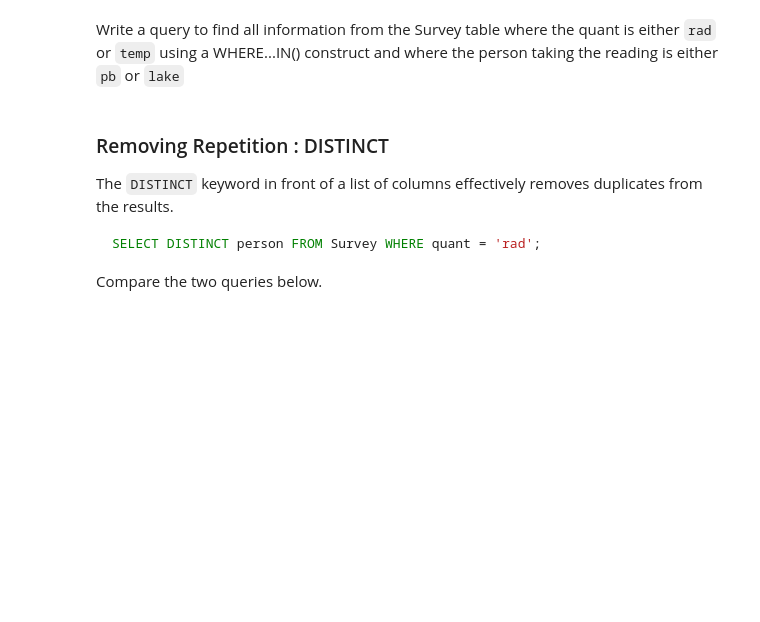
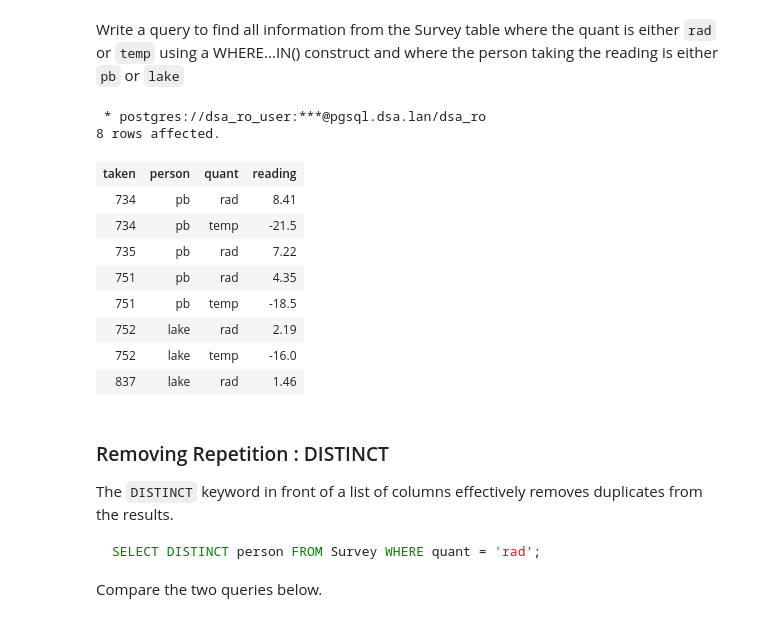
Before and after one commit to BlakeBigG/Database_and_Analytics_MS, a Jupyter notebook: modules/module1/exercises/M1_L2-SQL.ipynb, the cells around one changed output. Drawn from its saved outputs; the diff is of its cells as text; code cells hidden in the pictures; blank space fills up the shorter version.

```diff
--- a/modules/module1/exercises/M1_L2-SQL.ipynb
+++ b/modules/module1/exercises/M1_L2-SQL.ipynb
@@ -579,3 +627,21 @@ Write a query to find all information from the Survey table where the quant is e
+# %%
+%%sql
+SELECT *
+FROM Survey
+WHERE quant IN('rad', 'temp')
+    AND person IN('pb', 'lake')
+# %% [output]
+ * postgres://dsa_ro_user:***@pgsql.dsa.lan/dsa_ro
+8 rows affected.
+| taken | person | quant | reading |
+| 734 | pb | rad | 8.41 |
+| 734 | pb | temp | -21.5 |
+| 735 | pb | rad | 7.22 |
+| 751 | pb | rad | 4.35 |
+| 751 | pb | temp | -18.5 |
+| 752 | lake | rad | 2.19 |
+| 752 | lake | temp | -16.0 |
+| 837 | lake | rad | 1.46 |
 # %% [markdown]
 ### Removing Repetition : DISTINCT
 
```
Also changed, not shown: parts of 34 cells of this notebook.
